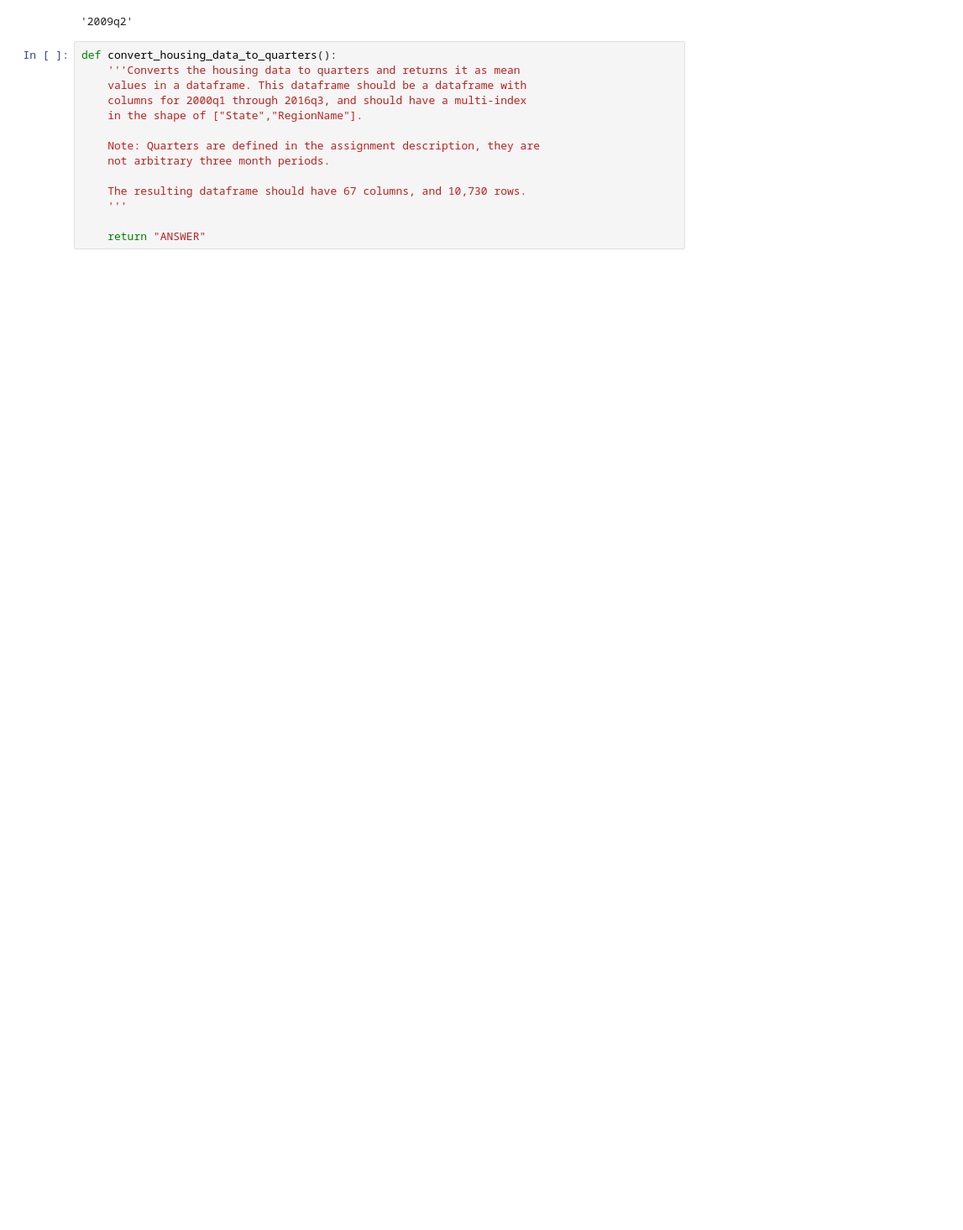
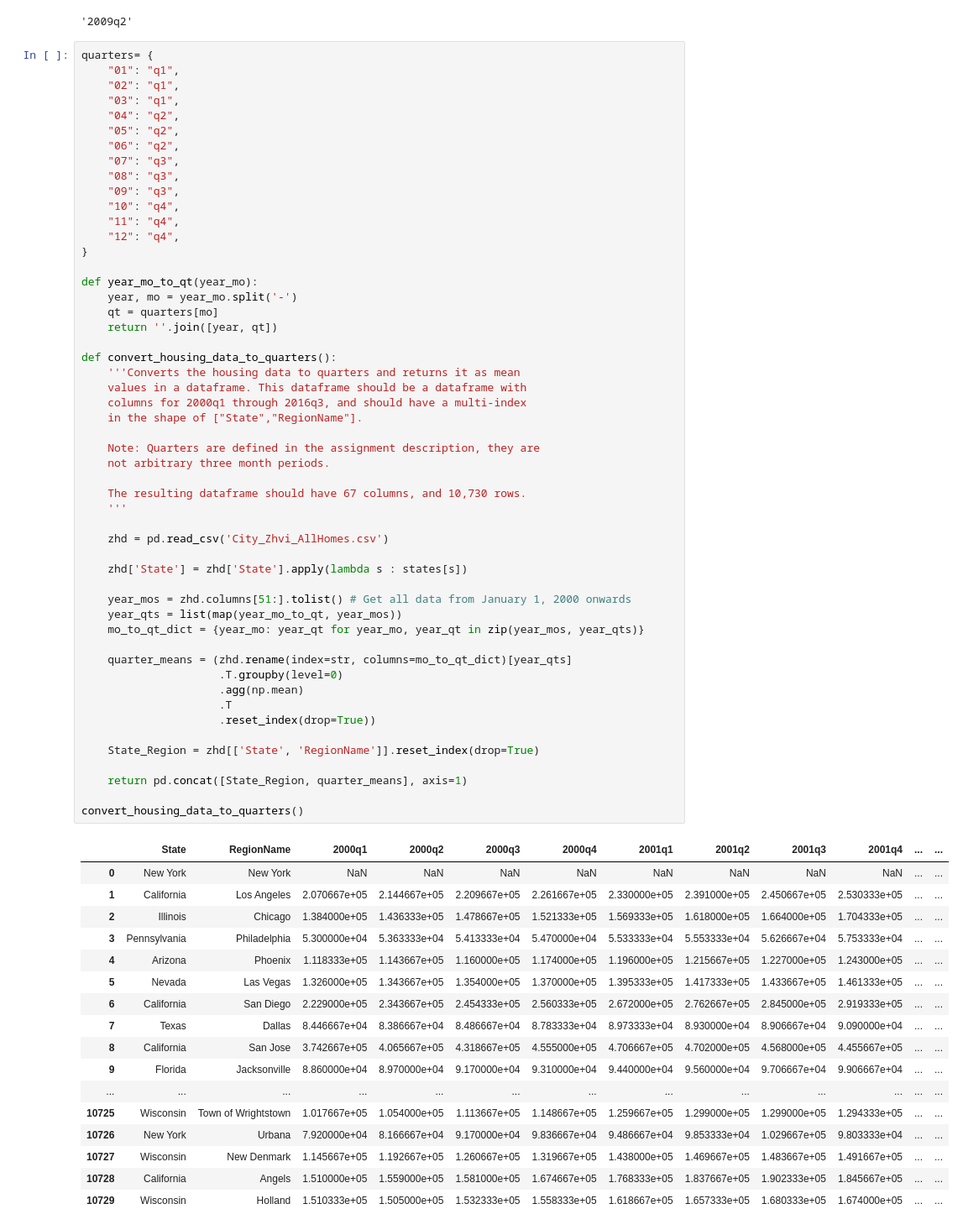
Before and after one commit to sirrah23/Introduction_to_Data_Analysis_in_Python, a Jupyter notebook: Assignment_004.ipynb, the cells around one changed output. Shown at 84% size. Cells and saved outputs as stored; diff of their text form; blank space fills up the shorter version.

Commit message:
Converted housing prices to quarters

```diff
--- a/Assignment_004.ipynb
+++ b/Assignment_004.ipynb
@@ -127,16 +127,72 @@ get_recession_bottom()
 # %% [output]
 '2009q2'
 # %%
+quarters= {
+    "01": "q1",
+    "02": "q1",
+    "03": "q1",
+    "04": "q2",
+    "05": "q2",
+    "06": "q2",
+    "07": "q3",
+    "08": "q3",
+    "09": "q3",
+    "10": "q4",
+    "11": "q4",
+    "12": "q4",
+}
+
+def year_mo_to_qt(year_mo):
+    year, mo = year_mo.split('-')
+    qt = quarters[mo]
+    return ''.join([year, qt])
+
 def convert_housing_data_to_quarters():
     '''Converts the housing data to quarters and returns it as mean
     values in a dataframe. This dataframe should be a dataframe with
     columns for 2000q1 through 2016q3, and should have a multi-index
     in the shape of ["State","RegionName"].
 
     Note: Quarters are defined in the assignment description, they are
     not arbitrary three month periods.
 
     The resulting dataframe should have 67 columns, and 10,730 rows.
     '''
 
-    return "ANSWER"
+    zhd = pd.read_csv('City_Zhvi_AllHomes.csv')
+
+    zhd['State'] = zhd['State'].apply(lambda s : states[s])
+
+    year_mos = zhd.columns[51:].tolist() # Get all data from January 1, 2000 onwards
+    year_qts = list(map(year_mo_to_qt, year_mos))
+    mo_to_qt_dict = {year_mo: year_qt for year_mo, year_qt in zip(year_mos, year_qts)}
+
+    quarter_means = (zhd.rename(index=str, columns=mo_to_qt_dict)[year_qts]
+                     .T.groupby(level=0)
+                     .agg(np.mean)
+                     .T
+                     .reset_index(drop=True))
+
+    State_Region = zhd[['State', 'RegionName']].reset_index(drop=True)
+
+    return pd.concat([State_Region, quarter_means], axis=1)
+
+convert_housing_data_to_quarters()
+# %% [output]
+|  | State | RegionName | 2000q1 | 2000q2 | 2000q3 | 2000q4 | 2001q1 | 2001q2 | 2001q3 | 2001q4 | ... | ... |
+| 0 | New York | New York | NaN | NaN | NaN | NaN | NaN | NaN | NaN | NaN | ... | ... |
+| 1 | California | Los Angeles | 2.070667e+05 | 2.144667e+05 | 2.209667e+05 | 2.261667e+05 | 2.330000e+05 | 2.391000e+05 | 2.450667e+05 | 2.530333e+05 | ... | ... |
+| 2 | Illinois | Chicago | 1.384000e+05 | 1.436333e+05 | 1.478667e+05 | 1.521333e+05 | 1.569333e+05 | 1.618000e+05 | 1.664000e+05 | 1.704333e+05 | ... | ... |
+| 3 | Pennsylvania | Philadelphia | 5.300000e+04 | 5.363333e+04 | 5.413333e+04 | 5.470000e+04 | 5.533333e+04 | 5.553333e+04 | 5.626667e+04 | 5.753333e+04 | ... | ... |
+| 4 | Arizona | Phoenix | 1.118333e+05 | 1.143667e+05 | 1.160000e+05 | 1.174000e+05 | 1.196000e+05 | 1.215667e+05 | 1.227000e+05 | 1.243000e+05 | ... | ... |
+| 5 | Nevada | Las Vegas | 1.326000e+05 | 1.343667e+05 | 1.354000e+05 | 1.370000e+05 | 1.395333e+05 | 1.417333e+05 | 1.433667e+05 | 1.461333e+05 | ... | ... |
+| 6 | California | San Diego | 2.229000e+05 | 2.343667e+05 | 2.454333e+05 | 2.560333e+05 | 2.672000e+05 | 2.762667e+05 | 2.845000e+05 | 2.919333e+05 | ... | ... |
+| 7 | Texas | Dallas | 8.446667e+04 | 8.386667e+04 | 8.486667e+04 | 8.783333e+04 | 8.973333e+04 | 8.930000e+04 | 8.906667e+04 | 9.090000e+04 | ... | ... |
+| 8 | California | San Jose | 3.742667e+05 | 4.065667e+05 | 4.318667e+05 | 4.555000e+05 | 4.706667e+05 | 4.702000e+05 | 4.568000e+05 | 4.455667e+05 | ... | ... |
+| 9 | Florida | Jacksonville | 8.860000e+04 | 8.970000e+04 | 9.170000e+04 | 9.310000e+04 | 9.440000e+04 | 9.560000e+04 | 9.706667e+04 | 9.906667e+04 | ... | ... |
+| ... | ... | ... | ... | ... | ... | ... | ... | ... | ... | ... | ... | ... |
+| 10725 | Wisconsin | Town of Wrightstown | 1.017667e+05 | 1.054000e+05 | 1.113667e+05 | 1.148667e+05 | 1.259667e+05 | 1.299000e+05 | 1.299000e+05 | 1.294333e+05 | ... | ... |
+| 10726 | New York | Urbana | 7.920000e+04 | 8.166667e+04 | 9.170000e+04 | 9.836667e+04 | 9.486667e+04 | 9.853333e+04 | 1.029667e+05 | 9.803333e+04 | ... | ... |
+| 10727 | Wisconsin | New Denmark | 1.145667e+05 | 1.192667e+05 | 1.260667e+05 | 1.319667e+05 | 1.438000e+05 | 1.469667e+05 | 1.483667e+05 | 1.491667e+05 | ... | ... |
+| 10728 | California | Angels | 1.510000e+05 | 1.559000e+05 | 1.581000e+05 | 1.674667e+05 | 1.768333e+05 | 1.837667e+05 | 1.902333e+05 | 1.845667e+05 | ... | ... |
+| 10729 | Wisconsin | Holland | 1.510333e+05 | 1.505000e+05 | 1.532333e+05 | 1.558333e+05 | 1.618667e+05 | 1.657333e+05 | 1.680333e+05 | 1.674000e+05 | ... | ... |
```
Also changed, not shown: parts of 1 cell of this notebook.
